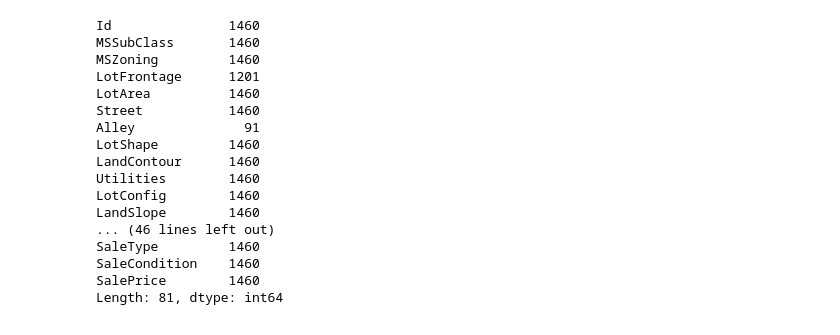
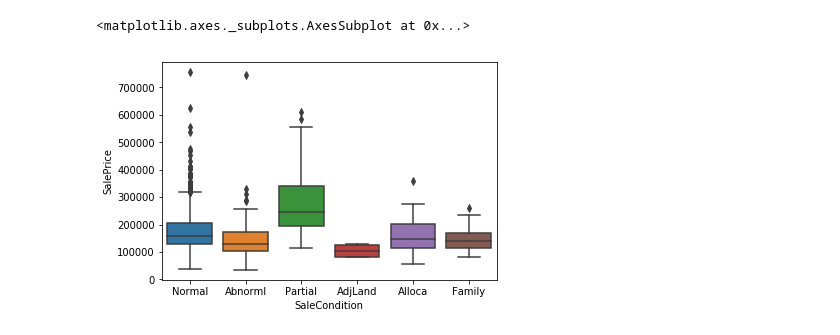
Before and after one commit to FangyeShi/IowaHousingMachineLearningProject, a Jupyter notebook: JK_DataExploration/DataExploration.ipynb, the cells around one changed output. Saved outputs shown, nothing was run; the diff lists cells and outputs as text; code cells hidden in the pictures.

```diff
--- a/JK_DataExploration/DataExploration.ipynb
+++ b/JK_DataExploration/DataExploration.ipynb
@@ -78,24 +59,10 @@ MSSubClass      -0.084284
 EnclosedPorch   -0.128578
 KitchenAbvGr    -0.135907
 Name: SalePrice, dtype: float64
-# %%
-housing.apply(lambda x: x.count(), axis=0)
-# %% [output]
-Id               1460
-MSSubClass       1460
-MSZoning         1460
-LotFrontage      1201
-LotArea          1460
-Street           1460
-Alley              91
-LotShape         1460
-LandContour      1460
-Utilities        1460
-LotConfig        1460
-LandSlope        1460
-... (46 lines left out)
-SaleType         1460
-SaleCondition    1460
-SalePrice        1460
-Length: 81, dtype: int64
+# %%
+#np.issubdtype(housing['Alley'].dtype, np.number)
+sns.boxplot(x=col, y="SalePrice", data=housing)
+# %% [output]
+<matplotlib.axes._subplots.AxesSubplot at 0x...>
+[figure, added]
 # %%
```
Also changed, not shown: parts of 14 cells of this notebook, 2 other files.
